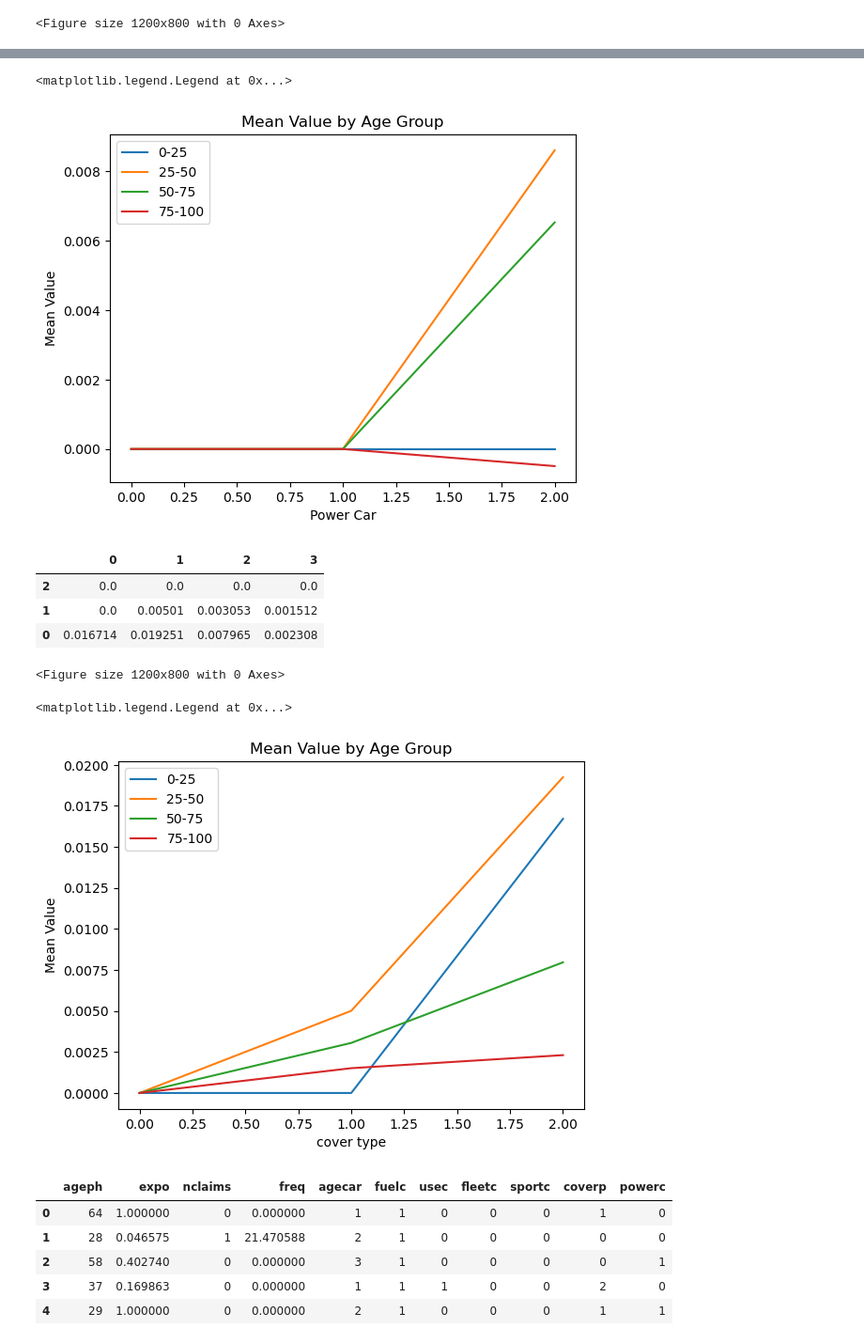
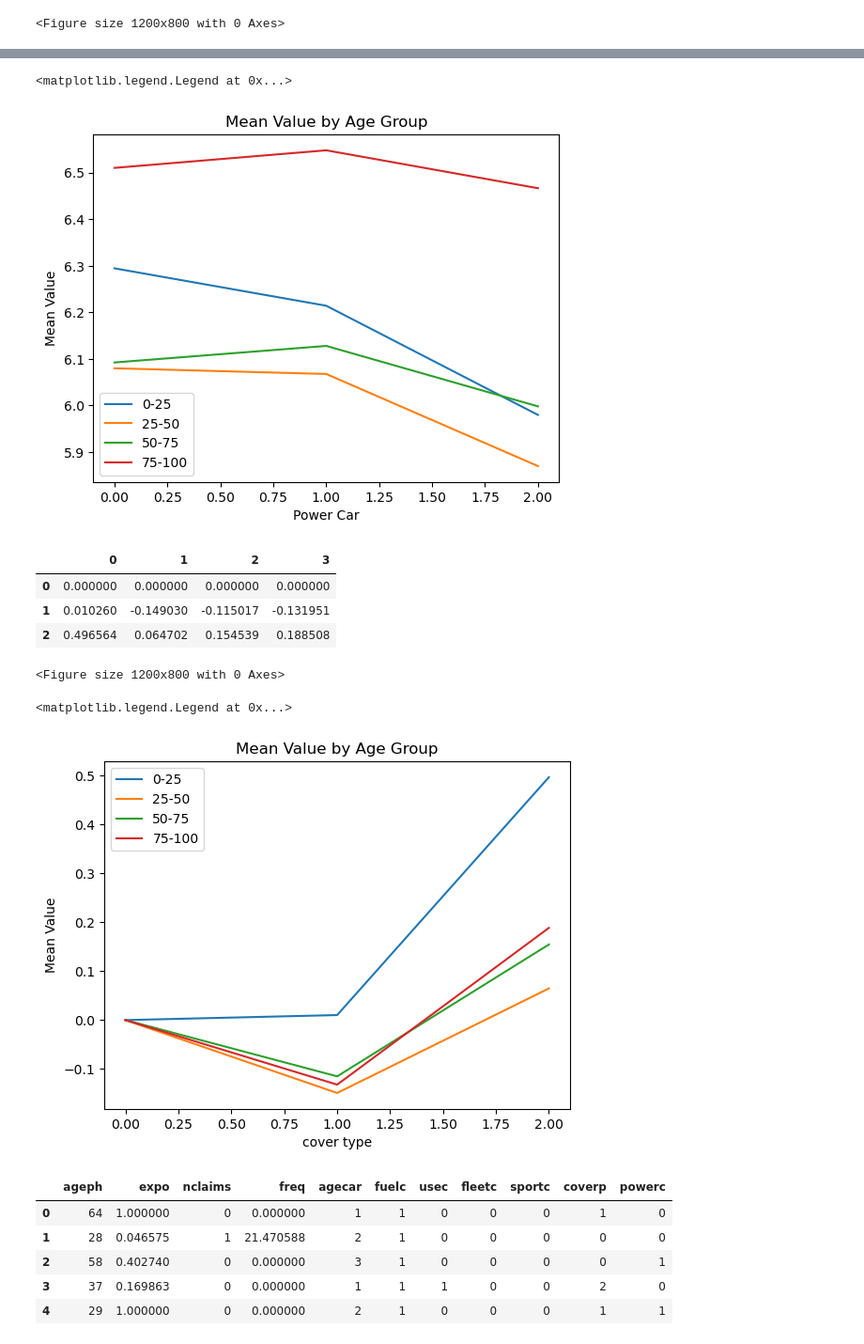
Before and after one commit to HalfmoonSD/Data-Science-for-Non-Life-Insurance-Project, a Jupyter notebook: Gradient Boosting (Severity).ipynb, the cells around one changed output, grey strips where cells are left out. Shown at 94% size. Drawn from its saved outputs; the diff is of its cells as text; code cells hidden in the pictures.

```diff
--- a/Gradient Boosting (Severity).ipynb
+++ b/Gradient Boosting (Severity).ipynb
@@ -91,7 +100,9 @@ x = data_with_claims[columns_all]
 
 #Severity
 
-data_with_claims['severity'] = data_with_claims['claim_amount']/data_with_claims['expo']
+data_with_claims['severity'] = data_with_claims['claim_amount']/data_with_claims['nclaims']
 
 data_with_claims['lg_severity'] = np.log(data_with_claims['severity'])
 y=data_with_claims['lg_severity']
+
+print(y.mean())
@@ -98,5 +111,5 @@ y=data_with_claims['lg_severity']
 # %%
-X_train, X_test, y_train, y_test = train_test_split(x, y, test_size=0.2, random_state=42)
+X_train, X_test, y_train, y_test = train_test_splix, y, test_size=0.2, random_state=42)
 # %%
 columns = ['ageph','agecar','fuelc','usec','fleetc','sportc','coverp','powerc']
 expo_train = X_train['expo']
@@ -105,13 +118,13 @@ expo_test = X_test['expo']
 X_test = X_test[columns]
 # %%
 #Gradient Boosting Regression
-model = GradientBoostingRegressor(loss = 'squared_error')
+model = GradientBoostingRegressor(min_samples_split= 100, min_samples_leaf = 50)
 
 param_grid = {
-    'learning_rate': [0.01, 0.05, 0.1],
-    'n_estimators': [100, 200, 300],
-    'subsample': [0.6, 0.8, 1.0],
-    'max_depth': [3, 5, 7]
+    'learning_rate': np.linspace(0.01, 0.1, 5),  # Generates 5 values from 0.01 to 0.1
+    'n_estimators': np.linspace(100, 300, 5, dtype=int),  # Generates 5 integer values from 100 to 300
+    'subsample': np.linspace(0.6, 1.0, 5),  # Generates 5 values from 0.6 to 1.0
+    'max_depth': np.linspace(3, 7, 5, dtype=int)  # Generates 5 integer values from 3 to 7
 }
 
 # Initialize GridSearchCV
@@ -125,7 +138,7 @@ grid_search.fit(X_train, y_train)
 print("Best parameters:", grid_search.best_params_)
 print("Best cross-validation score (MSE):", -grid_search.best_score_)  # neg_mean
 
-# model.fit(X_train, y_train, sample_weight=expo_train)
+model.fit(X_train, y_train, sample_weight=expo_train)
 
 # model
 # %% [output]
@@ -183,12 +209,12 @@ display.plot(ax=display.axes_)
 # %%
 
-ice = partial_dependence(tree_freq,X_train,features=['powerc'], kind='individual',percentiles=(0,1),grid_resolution=5)
+ice = partial_dependence(model,X_train,features=['powerc'], kind='individual',percentiles=(0,1),grid_resolution=5)
 np.shape(ice['individual'])
 
 
-for i in range(0,len(X_train)):
-    ice_start = ice['individual'][0][i][-1]
-    ice['individual'][0][i]=ice['individual'][0][i] - ice_start
+# for i in range(0,len(X_train)):
+#     ice_start = ice['individual'][0][i][-1]
+#     ice['individual'][0][i]=ice['individual'][0][i] - ice_start
 
 plt.figure(figsize=(12,8))
 age_0_25 = []
@@ -238,24 +264,24 @@ df
 # %%
 label = ['0-25','25-50','50-75','75-100']
 # Plot the DataFrame
 for i in range(4):
-    plt.plot(df_reversed.index, df[i], label=label[i])
+    plt.plot(df.index, df[i], label=label[i])
 # Add labels and legend
 plt.xlabel('Power Car')
 plt.ylabel('Mean Value')
 plt.title('Mean Value by Age Group')
 plt.legend()
 # %% [output]
 <matplotlib.legend.Legend at 0x...>
-[figure, old version]
+[figure, new version]
 # %%
 
-ice = partial_dependence(tree_freq,X_train,features=['coverp'], kind='individual',percentiles=(0,1),grid_resolution=5)
+ice = partial_dependence(model,X_train,features=['coverp'], kind='individual',percentiles=(0,1),grid_resolution=5)
 np.shape(ice['individual'])
 
 
 for i in range(0,len(X_train)):
-    ice_start = ice['individual'][0][i][-1]
+    ice_start = ice['individual'][0][i][0]
     ice['individual'][0][i]=ice['individual'][0][i] - ice_start
 
 
@@ -288,19 +314,21 @@ df.iloc[:,1] = age_25_50
 df.iloc[:,2]= age_50_75
 df.iloc[:,3]= age_75_100
 
-df_reversed = df[::-1]
-df_reversed
+df
+
+# df_reversed = df[::-1]
+# df_reversed
 # %% [output]
 |  | 0 | 1 | 2 | 3 |
-| 2 | 0.0 | 0.0 | 0.0 | 0.0 |
-| 1 | 0.0 | 0.00501 | 0.003053 | 0.001512 |
-| 0 | 0.016714 | 0.019251 | 0.007965 | 0.002308 |
+| 0 | 0.000000 | 0.000000 | 0.000000 | 0.000000 |
+| 1 | 0.010260 | -0.149030 | -0.115017 | -0.131951 |
+| 2 | 0.496564 | 0.064702 | 0.154539 | 0.188508 |
 <Figure size 1200x800 with 0 Axes>
 # %%
 label = ['0-25','25-50','50-75','75-100']
 # Plot the DataFrame
 for i in range(4):
-    plt.plot(df_reversed.index, df[i], label=label[i])
+    plt.plot(df.index, df[i], label=label[i])
 # Add labels and legend
 plt.xlabel('cover type')
 plt.ylabel('Mean Value')
@@ -308,7 +336,7 @@ plt.title('Mean Value by Age Group')
 plt.legend()
 # %% [output]
 <matplotlib.legend.Legend at 0x...>
-[figure, old version]
+[figure, new version]
 # %%
 data.head()
 # %% [output]
```
Also changed, not shown: parts of 16 cells of this notebook.
